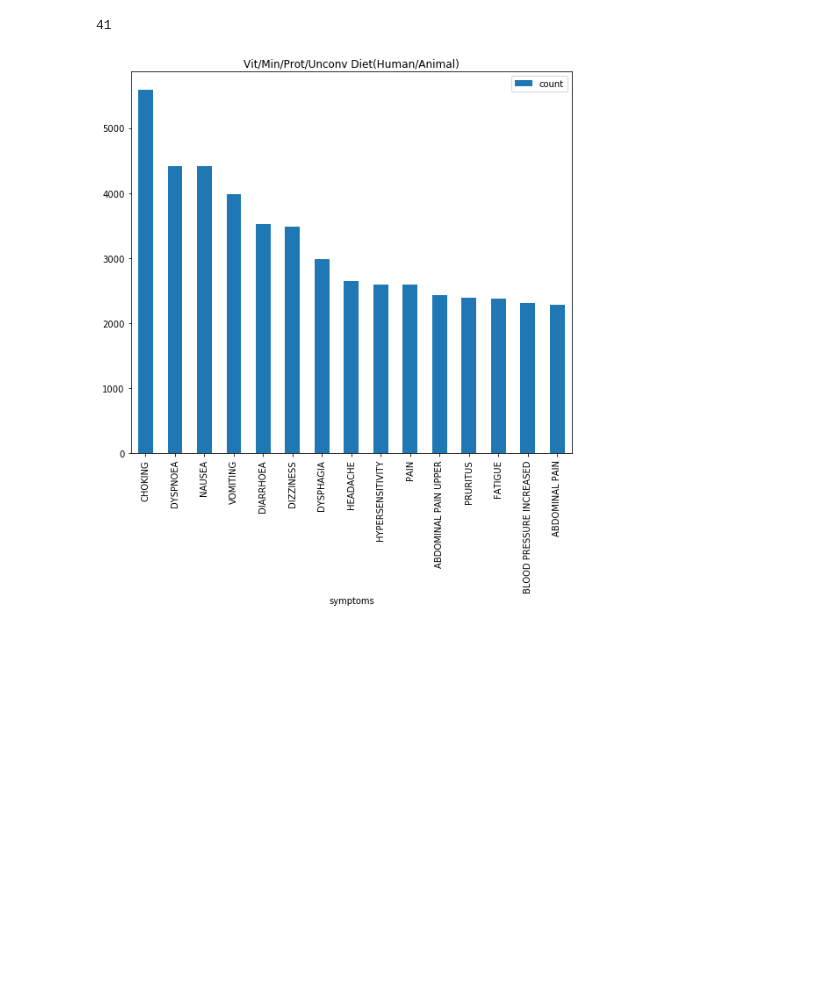
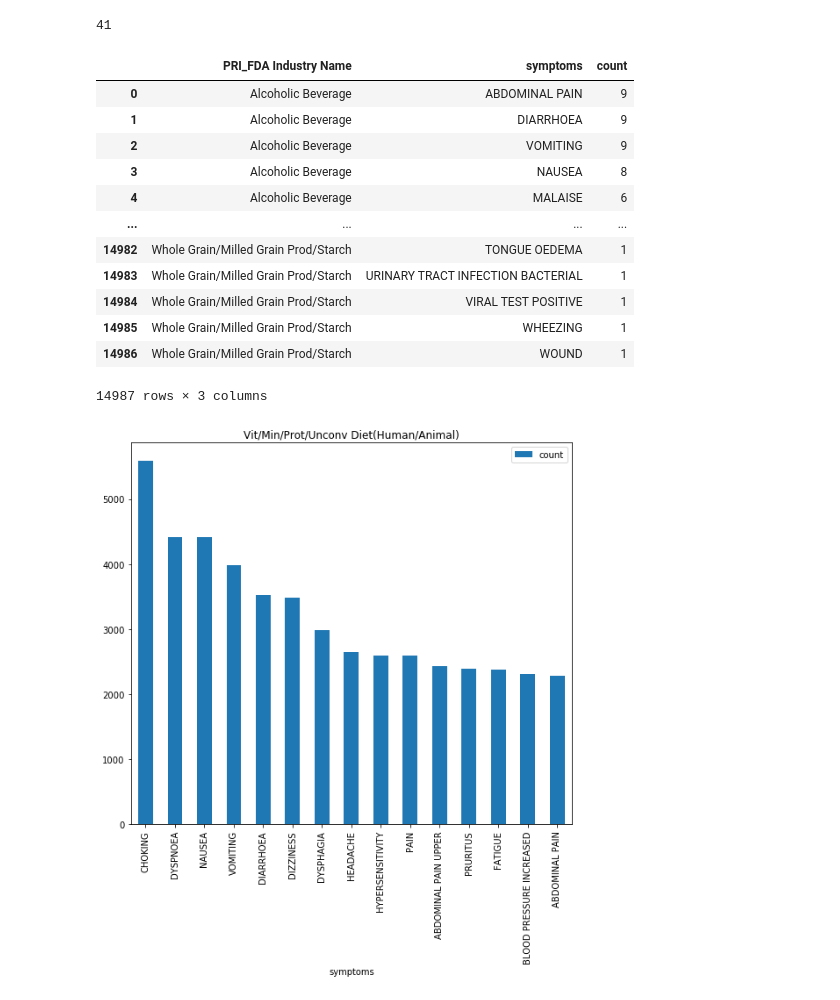
Before and after one commit to littlepham/Adverse-Food-Effects, a Jupyter notebook: Project Data Science Programming.ipynb, the cells around one changed output. Cells and saved outputs as stored; diff of their text form; code cells hidden in the pictures; blank space fills up the shorter version.

```diff
--- a/Project Data Science Programming.ipynb
+++ b/Project Data Science Programming.ipynb
@@ -29,6 +29,22 @@ df1 = (
     df.set_index('PRI_FDA Industry Name')['SYM_One Row Coded Symptoms'].explode()
     .rename('symptoms').groupby(level=0).value_counts().reset_index(name='count')
 )
+# %%
+df1
+# %% [output]
+|  | PRI_FDA Industry Name | symptoms | count |
+| 0 | Alcoholic Beverage | ABDOMINAL PAIN | 9 |
+| 1 | Alcoholic Beverage | DIARRHOEA | 9 |
+| 2 | Alcoholic Beverage | VOMITING | 9 |
+| 3 | Alcoholic Beverage | NAUSEA | 8 |
+| 4 | Alcoholic Beverage | MALAISE | 6 |
+| ... | ... | ... | ... |
+| 14982 | Whole Grain/Milled Grain Prod/Starch | TONGUE OEDEMA | 1 |
+| 14983 | Whole Grain/Milled Grain Prod/Starch | URINARY TRACT INFECTION BACTERIAL | 1 |
+| 14984 | Whole Grain/Milled Grain Prod/Starch | VIRAL TEST POSITIVE | 1 |
+| 14985 | Whole Grain/Milled Grain Prod/Starch | WHEEZING | 1 |
+| 14986 | Whole Grain/Milled Grain Prod/Starch | WOUND | 1 |
+14987 rows × 3 columns
 # %%
 top_15_industries_by_freq = df['PRI_FDA Industry Name'].value_counts().index.tolist()[:15]
 # %%
```
Also changed, not shown: parts of 1 cell of this notebook, 2 other files.
